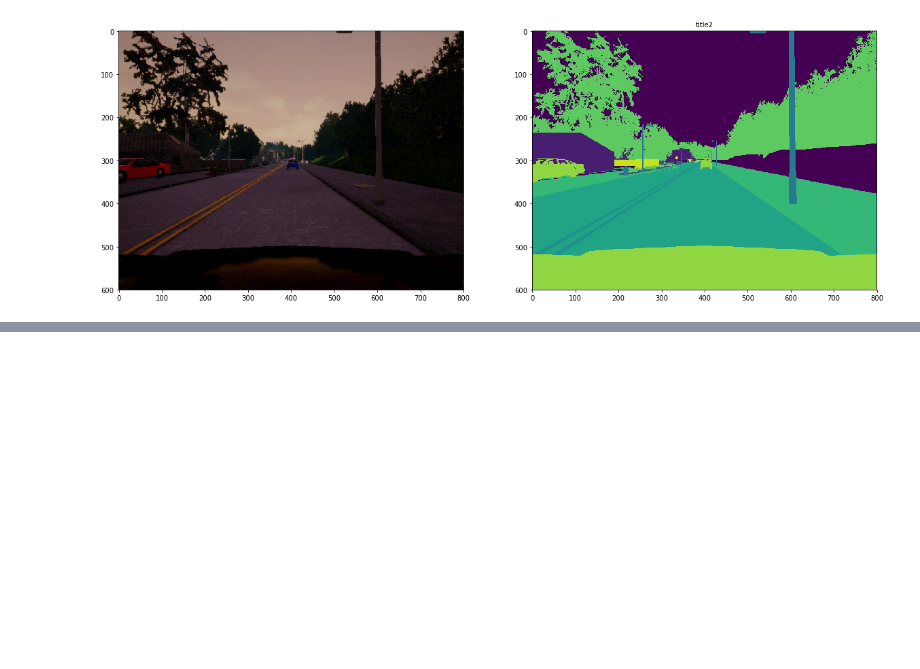
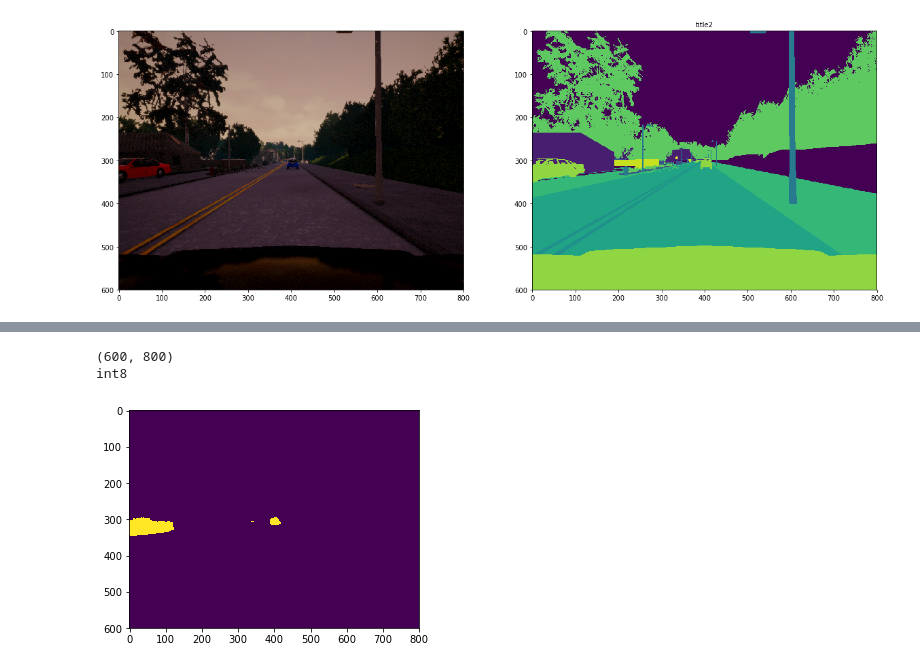
Before and after one commit to hc167/Lyft-Challenge, a Jupyter notebook: Lyft_segnet_test.ipynb, the cells around one changed output, grey strips where cells are left out. Drawn from its saved outputs; the diff is of its cells as text; code cells hidden in the pictures; blank space fills up the shorter version.

```diff
--- a/Lyft_segnet_test.ipynb
+++ b/Lyft_segnet_test.ipynb
@@ -102,3 +153,11 @@ plt.imshow(new_output[:,:,2])
+# %%
+plt.imshow(cars)
+print (cars.shape)
+print (cars.dtype)
+# %% [output]
+(600, 800)
+int8
+[figure, added]
 # %%
 model.summary()
 # %% [output]
```
Also changed, not shown: parts of 23 cells of this notebook.
